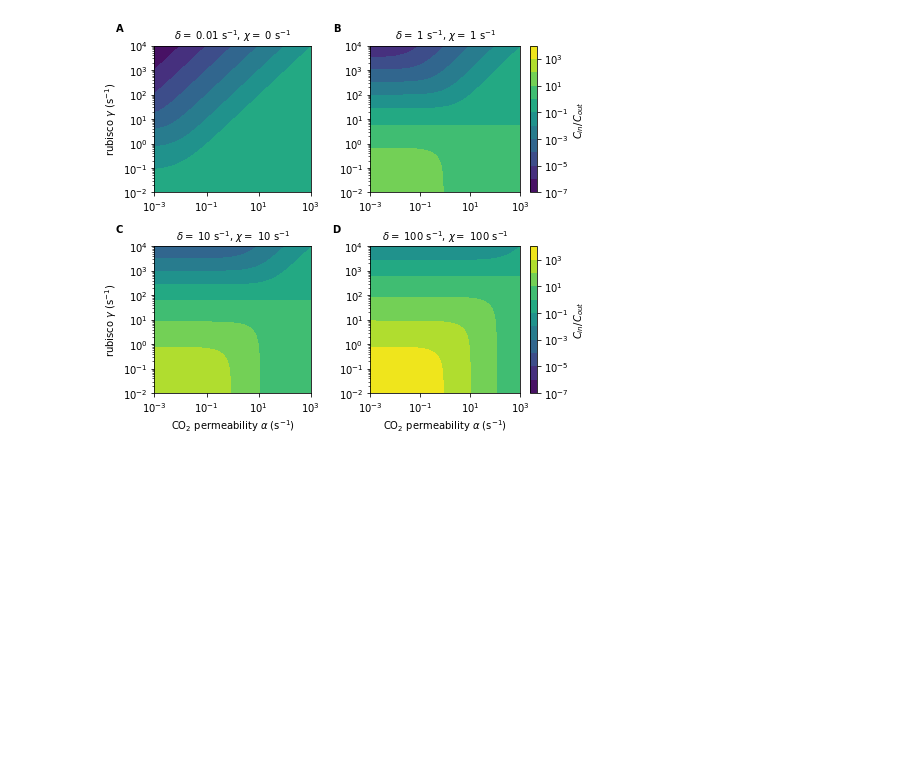
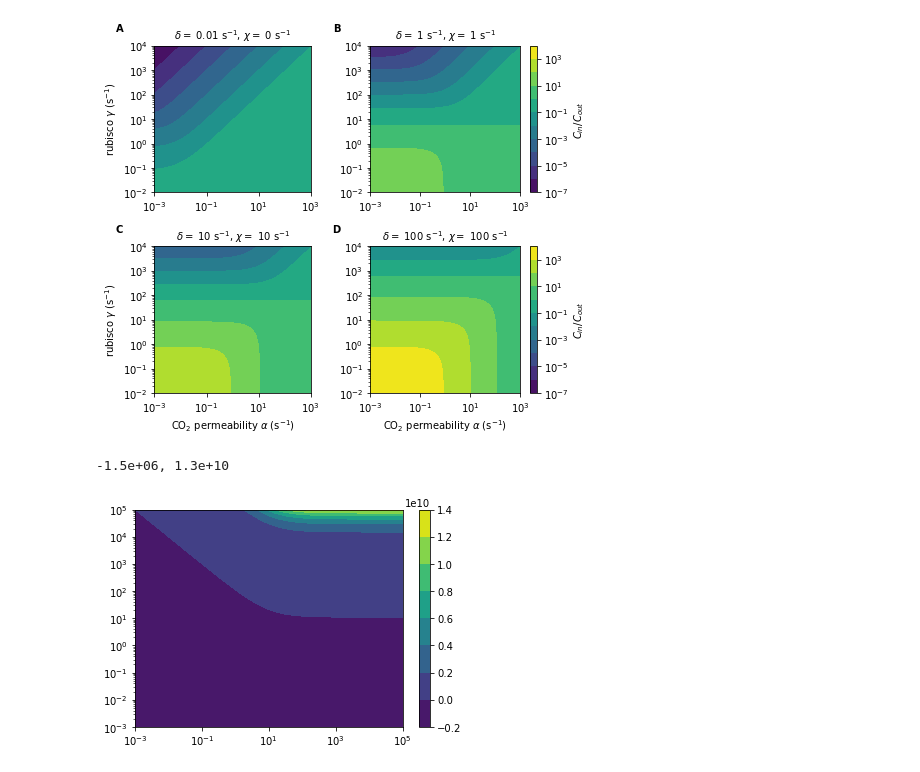
Before and after one commit to flamholz/ccm_evolution, a Jupyter notebook: notebooks/Fig7_model_figs.ipynb, the cells around one changed output. Saved outputs shown, nothing was run; the diff lists cells and outputs as text; code cells hidden in the pictures; blank space fills up the shorter version.

```diff
--- a/notebooks/FigSX_model_figs.ipynb
+++ b/notebooks/Fig7_model_figs.ipynb
@@ -245,3 +362,38 @@ plt.savefig('../figures/sup_figs_model/CO2_pump_regime.png', dpi=600, facecolor=
 plt.show()
 # %% [output]
 [figure]
+# %%
+my_chis = np.logspace(-3, 5, 200)
+my_deltas = np.logspace(-3, 5, 200)
+
+# For saving ratio of leakage/fixation
+Cin_mat = np.zeros((200,200))
+Hin_mat = np.zeros((200,200))
+leakage_mat = np.zeros((200,200))
+hcarb_mat = np.zeros((200,200))
+rubisco_mat = np.zeros((200,200))
+biomass_mat = np.zeros((200,200))
+growth_rate_mat = np.zeros((200,200))
+for i, x in enumerate(my_chis):
+    for j, d in enumerate(my_deltas):
+        m = AutotrophModel(g=1e2, d=d, x=x)
+        Cin_mat[i, j] = m.C_in()
+        Hin_mat[i, j] = m.H_in()
+        leakage_mat[i, j] = m.C_leakage_C_per_s()
+        hcarb_mat[i, j] = m.hcarb_flux_C_per_s()
+        rubisco_mat[i, j] = m.rubisco_flux_C_per_s()
+        biomass_mat[i, j] = m.biomass_flux_C_per_s()
+        growth_rate_mat[i, j] = m.growth_rate_hr()
+
+all_mats = [Cin_mat, rubisco_mat, leakage_mat, Hin_mat, hcarb_mat, biomass_mat]
+# %%
+plt.yscale('log')
+plt.xscale('log')
+
+plt.contourf(my_deltas, my_chis, leakage_mat)
+plt.colorbar()
+
+print('{0:.2g}, {1:.2g}'.format(leakage_mat.min(), leakage_mat.max()))
+# %% [output]
+-1.5e+06, 1.3e+10
+[figure, added]
```
Also changed, not shown: parts of 9 cells of this notebook, 4 other files.
